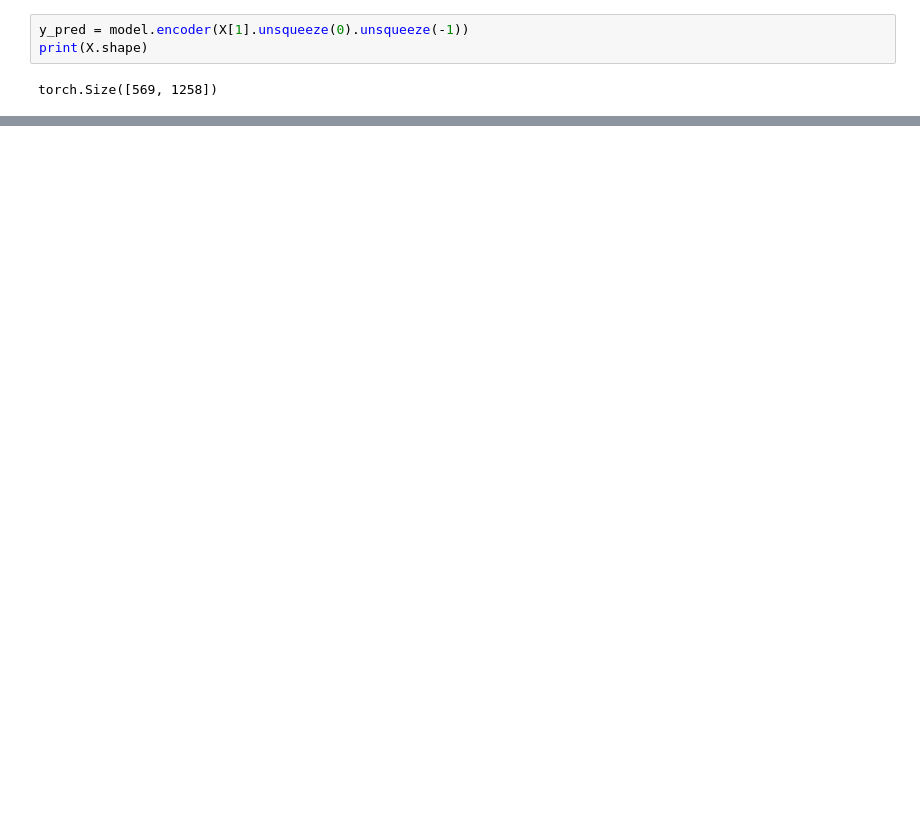
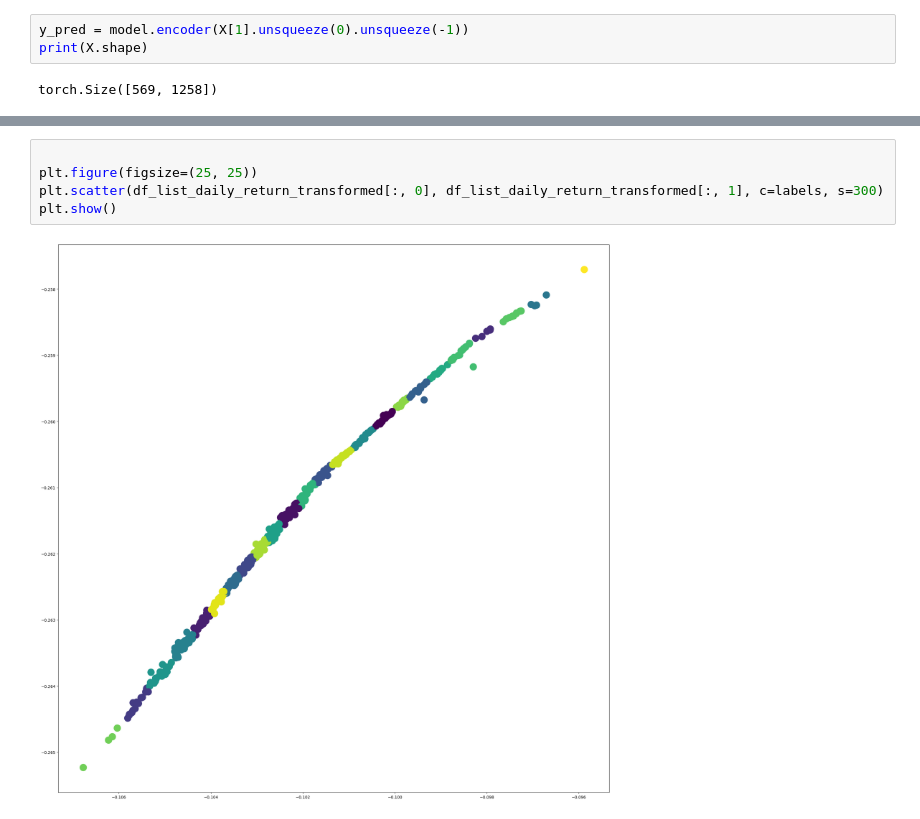
Before and after one commit to MaximeSzymanski/StocksClustering, a Jupyter notebook: clustering_stocks.ipynb, the cells around one changed output, grey strips where cells are left out. Cells and saved outputs as stored; diff of their text form; blank space fills up the shorter version.

```diff
--- a/clustering_stocks.ipynb
+++ b/clustering_stocks.ipynb
@@ -684,0 +688,7 @@ torch.Size([1, 1258, 1])
+# %%
+
+plt.figure(figsize=(25, 25))
+plt.scatter(df_list_daily_return_transformed[:, 0], df_list_daily_return_transformed[:, 1], c=labels, s=300)
+plt.show()
+# %% [output]
+[figure, added]
```
Also changed, not shown: parts of 22 cells of this notebook.
